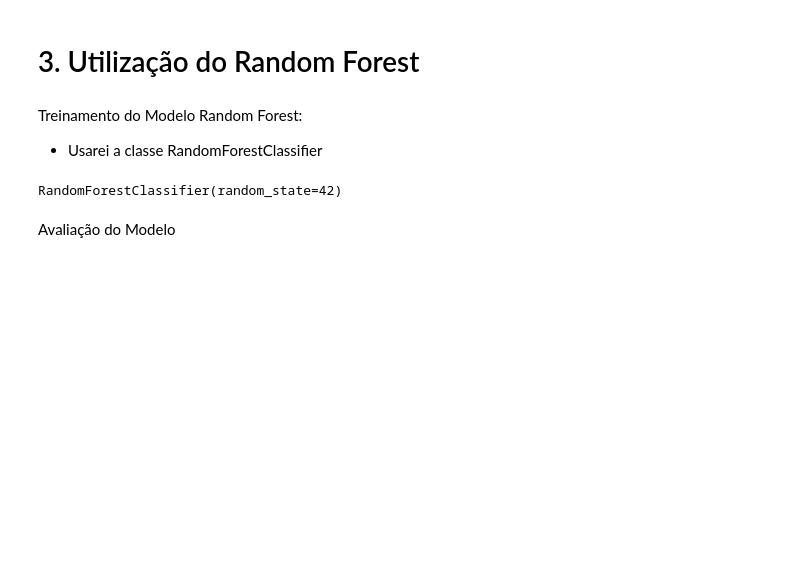
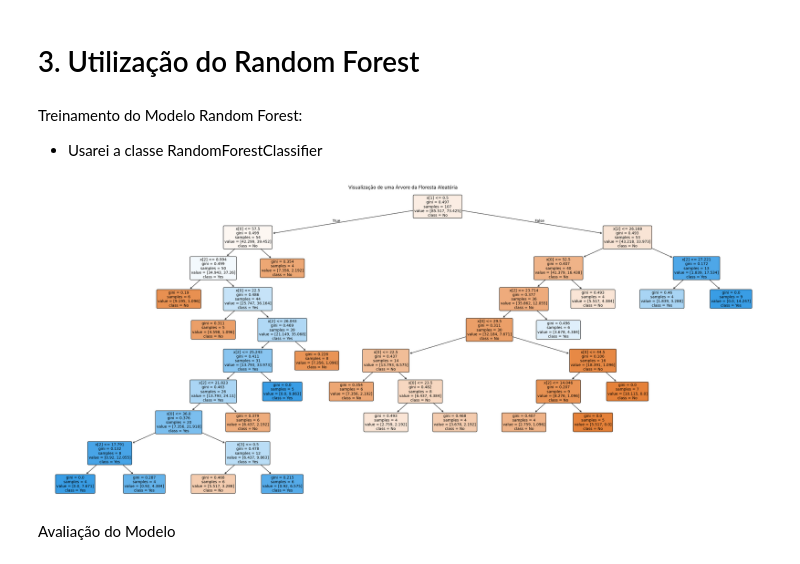
Before and after one commit to Juauvitorsm/DesafioVexpenses, a Jupyter notebook: desafio.ipynb, the cells around one changed output. Saved outputs shown, nothing was run; the diff lists cells and outputs as text; code cells hidden in the pictures; blank space fills up the shorter version.

```diff
--- a/desafio.ipynb
+++ b/desafio.ipynb
@@ -286,0 +374,17 @@ X_train, X_test, y_train, y_test = train_test_split(X, y, test_size=0.2, random_
+# %%
+# Treinar o modelo Random Forest com os dados balanceados e transformados
+rf_var_lr = RandomForestClassifier(
+    n_estimators = 50,
+    max_depth = 10,
+    min_samples_split = 2,
+    min_samples_leaf = 4,
+    max_features = 'sqrt',
+    oob_score = True,
+    bootstrap = True,
+    random_state = 42,
+    verbose = 0,
+    class_weight = 'balanced'  # Lidar com classes desbalanceadas
+)
+rf_var_lr.fit(X_train, y_train)
+feature_importances = pd.Series(rf_var_lr.feature_importances_, index=X_train.columns)
+print(feature_importances.sort_values(ascending=False))
@@ -291,11 +401,3 @@ Treinamento do Modelo Random Forest:
 - Usarei a classe RandomForestClassifier
 # %%
 from sklearn.ensemble import RandomForestClassifier
-# %%
-# Modelo Random Forest
-rf_model = RandomForestClassifier(n_estimators=100, random_state=42)
-
-# Treinando o modelo
-rf_model.fit(X_train, y_train)
-# %% [output]
-RandomForestClassifier(random_state=42)
@@ -302,3 +410,42 @@ RandomForestClassifier(random_state=42)
+# %%
+# Modelo Random Forest
+rf_model = RandomForestClassifier(
+                                   n_estimators=50,
+                                   random_state=42,
+                                   max_depth=10,
+                                   min_samples_split=2 ,
+                                   min_samples_leaf=4 ,
+                                   class_weight='balanced'
+
+                                   )
+
+# Treinando o modelo
+rf_model.fit(X_train, y_train)
+
+# Selecionar uma árvore individual da floresta
+tree = rf_model.estimators_[0]  # Seleciona a primeira árvore como exemplo
+
+# Fazer previsões no conjunto de teste
+y_pred_rf = rf_model.predict(X_test)
+
+# Configurar o tamanho do gráfico
+plt.figure(figsize=(35, 15))
+
+# Plotar a árvore
+plot_tree(
+    tree,
+    class_names=['No', 'Yes'],
+    filled=True,
+    rounded=True,
+    fontsize=10
+)
+
+
+# Mostrar o gráfico
+plt.title("Visualização de uma Árvore da Floresta Aleatória")
+plt.show()
+# %% [output]
+[figure, added]
 # %% [markdown]
 Avaliação do Modelo
 # %%
```
Also changed, not shown: parts of 36 cells of this notebook, 1 other file.
